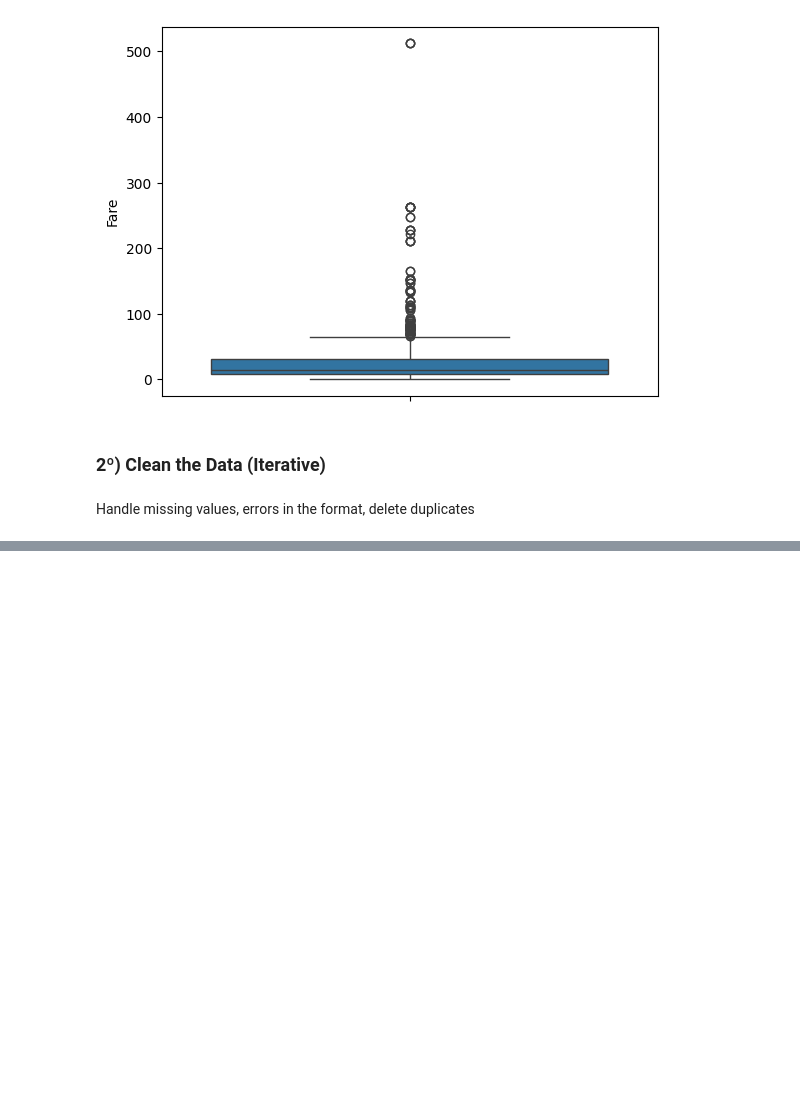
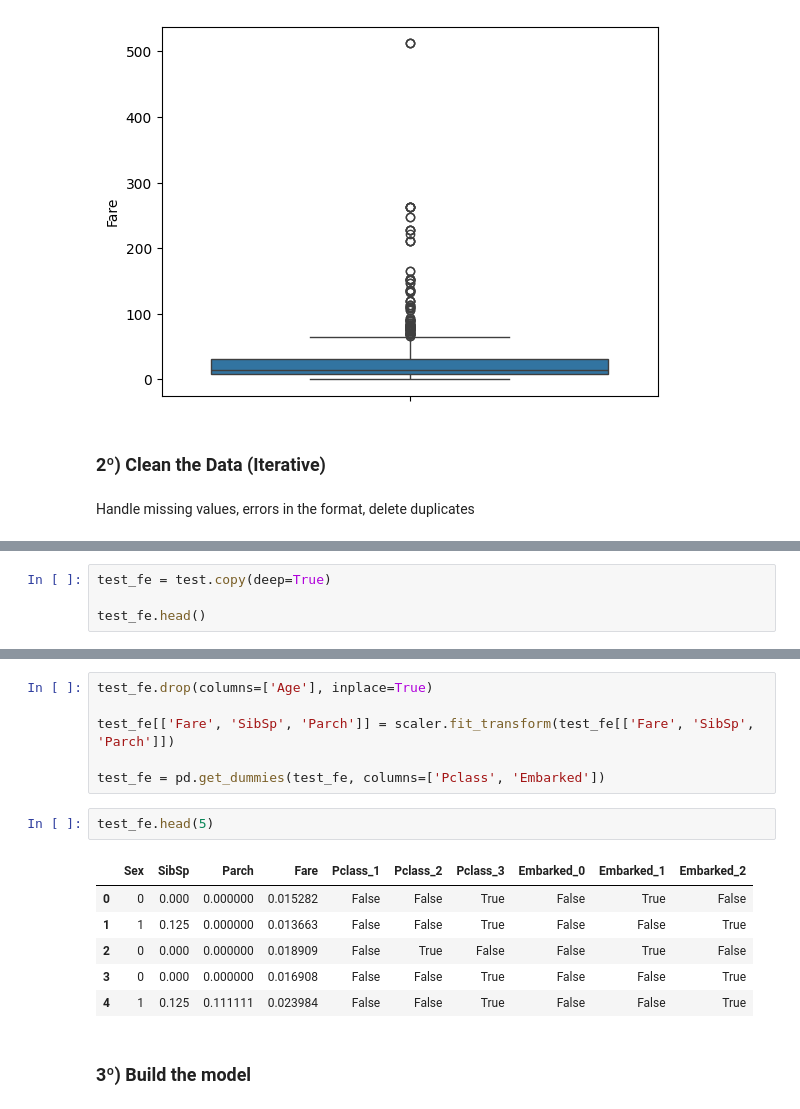
Before and after one commit to joseantonio002/kaggle, a Jupyter notebook: titanic/titanic.ipynb, the cells around one changed output, grey strips where cells are left out. Cells and saved outputs as stored; diff of their text form; blank space fills up the shorter version.

```diff
--- a/titanic/titanic.ipynb
+++ b/titanic/titanic.ipynb
@@ -266,0 +339,4 @@ Scale/Standarize the data
+# %%
+test_fe = test.copy(deep=True)
+
+test_fe.head()
@@ -266,0 +350,17 @@ Scale/Standarize the data
+# %%
+test_fe.drop(columns=['Age'], inplace=True)
+
+test_fe[['Fare', 'SibSp', 'Parch']] = scaler.fit_transform(test_fe[['Fare', 'SibSp', 'Parch']])
+
+test_fe = pd.get_dummies(test_fe, columns=['Pclass', 'Embarked'])
+# %%
+test_fe.head(5)
+# %% [output]
+|  | Sex | SibSp | Parch | Fare | Pclass_1 | Pclass_2 | Pclass_3 | Embarked_0 | Embarked_1 | Embarked_2 |
+| 0 | 0 | 0.000 | 0.000000 | 0.015282 | False | False | True | False | True | False |
+| 1 | 1 | 0.125 | 0.000000 | 0.013663 | False | False | True | False | False | True |
+| 2 | 0 | 0.000 | 0.000000 | 0.018909 | False | True | False | False | True | False |
+| 3 | 0 | 0.000 | 0.000000 | 0.016908 | False | False | True | False | False | True |
+| 4 | 1 | 0.125 | 0.111111 | 0.023984 | False | False | True | False | False | True |
+# %% [markdown]
+### 3º) Build the model
```
Also changed, not shown: parts of 11 cells of this notebook.
